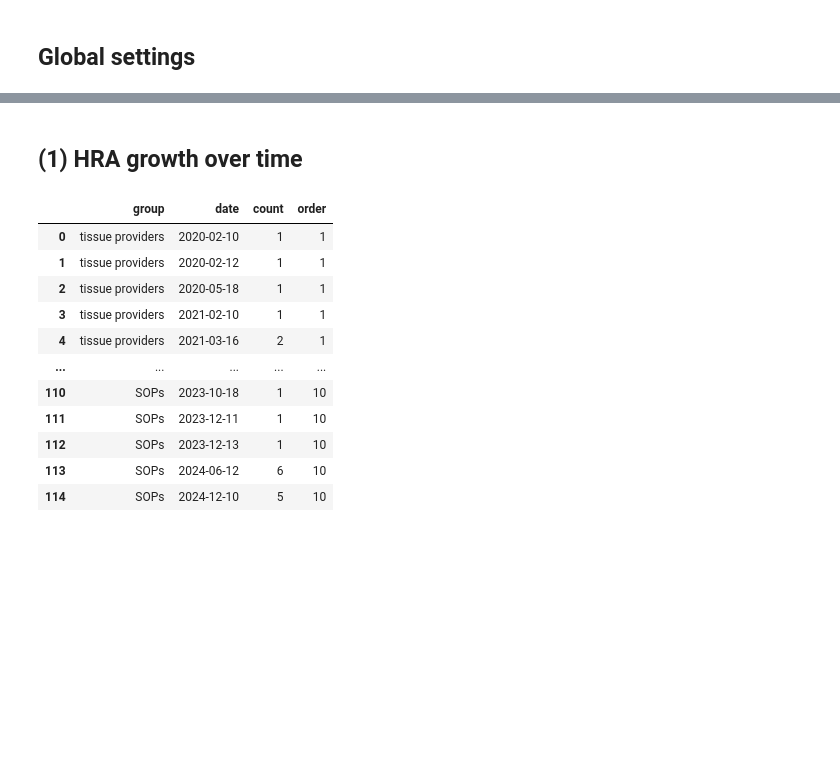
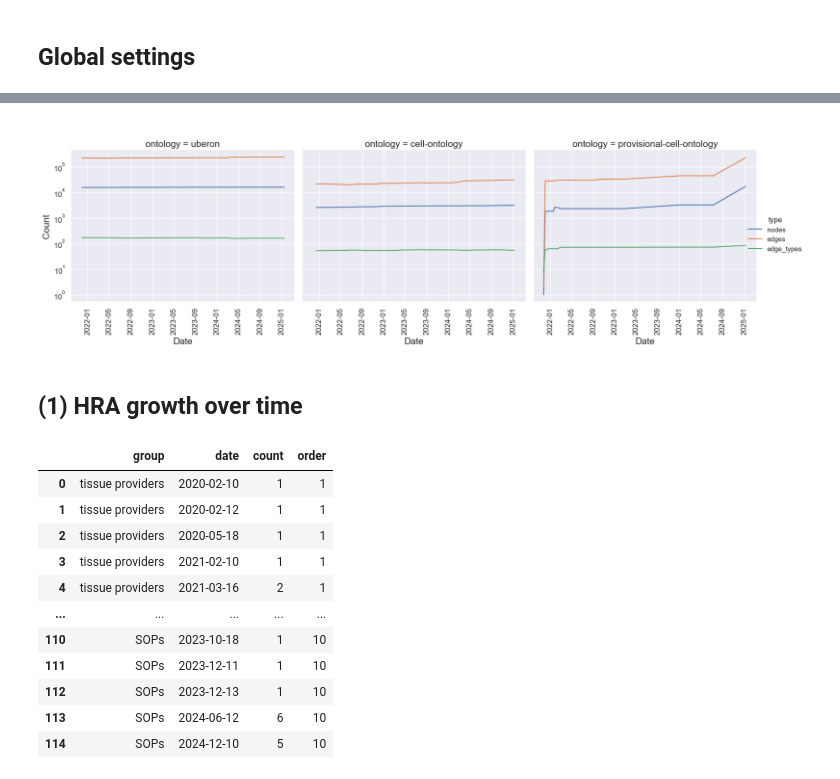
Before and after one commit to cns-iu/hra-kg-supporting-information, a Jupyter notebook: notebooks/hra-kg-technical-validation.ipynb, the cells around one changed output, grey strips where cells are left out. Saved outputs shown, nothing was run; the diff lists cells and outputs as text; code cells hidden in the pictures; blank space fills up the shorter version.

Commit message:
Added Uberon, CL, PCL growth to technical validation

```diff
--- a/notebooks/hra-kg-technical-validation.ipynb
+++ b/notebooks/hra-kg-technical-validation.ipynb
@@ -48,0 +51,5 @@ plt.rcParams.update({
+# %%
+# load data
+df_uberon_cl_growth = pd.read_csv(
+    "output/other-ontologies-growth.csv", parse_dates=['date'])
+df_uberon_cl_growth
@@ -48,0 +70,5 @@ plt.rcParams.update({
+# %%
+# make long and tidy, then sort by date
+df_uberon_cl_growth_long = pd.melt(df_uberon_cl_growth, id_vars=[
+                                   'ontology', 'date'], var_name='type', value_name='count')
+df_uberon_cl_growth_long
@@ -49,3 +89,36 @@ plt.rcParams.update({
+# %%
+# visualize
+g = sns.relplot(
+    data=df_uberon_cl_growth_long,
+  x='date',
+  y='count',
+  hue='type',
+  col='ontology',
+  kind='line'
+)
+
+# Rotate x-axis labels for better readability
+for ax in g.axes.flat:
+    plt.setp(ax.get_xticklabels(), rotation=90)
+    ax.get_yaxis().set_major_formatter(mpl.ticker.StrMethodFormatter('{x:,.0f}'))
+
+# set axis labels
+g.set_xlabels('Date')
+g.set_ylabels('Count')
+
+# Set y-axis to logarithmic scale
+plt.yscale('log')
+
+# add legend
+g.add_legend(bbox_to_anchor=(1.05, 1),
+             loc='lower center')
+
+# Adjust layout to prevent label cutoff
+plt.tight_layout()
+
+plt.show()
+# %% [output]
+[figure, added]
 # %% [markdown]
 ## (1) HRA growth over time
 # %%
```
Also changed, not shown: parts of 4 cells of this notebook.
